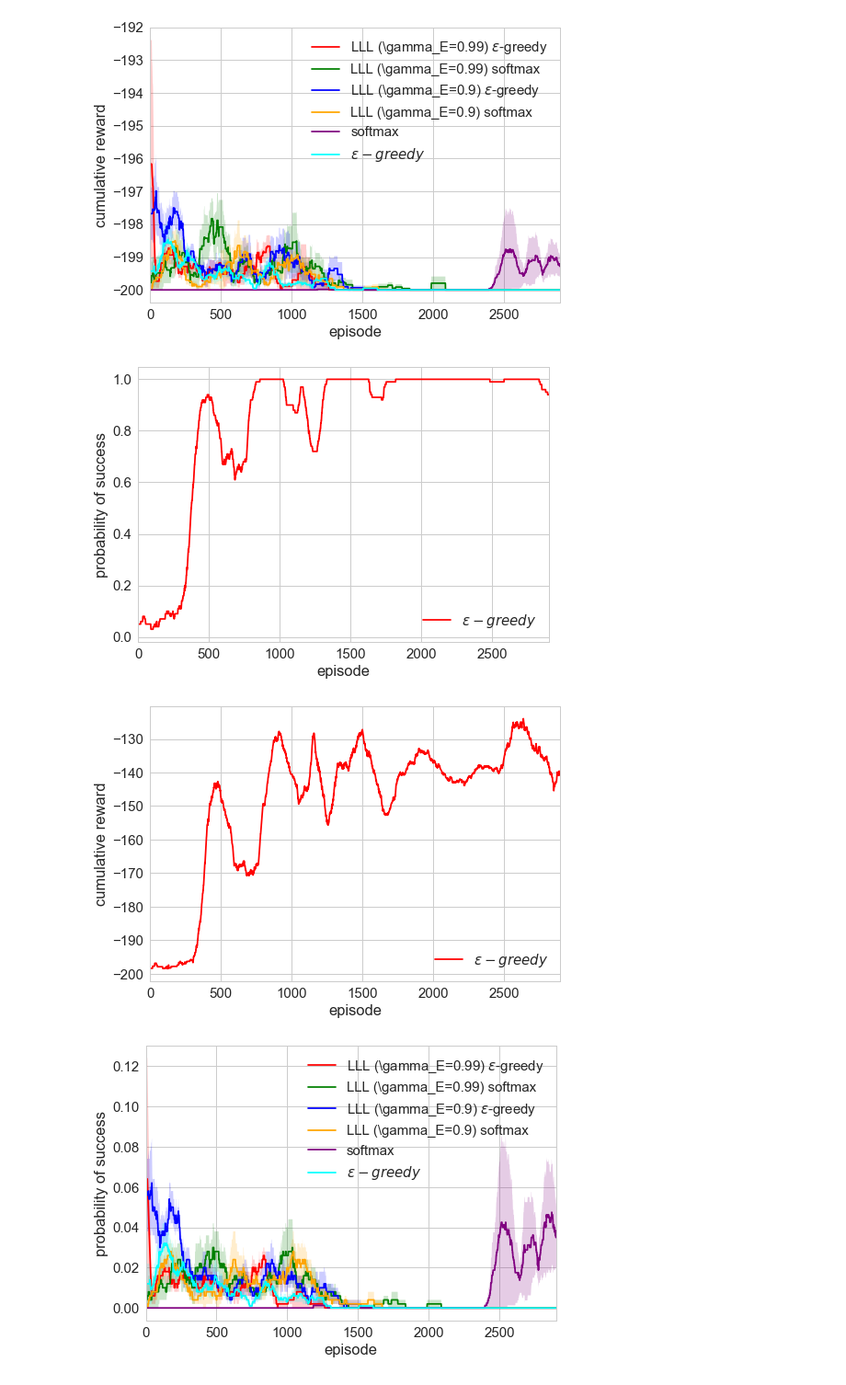
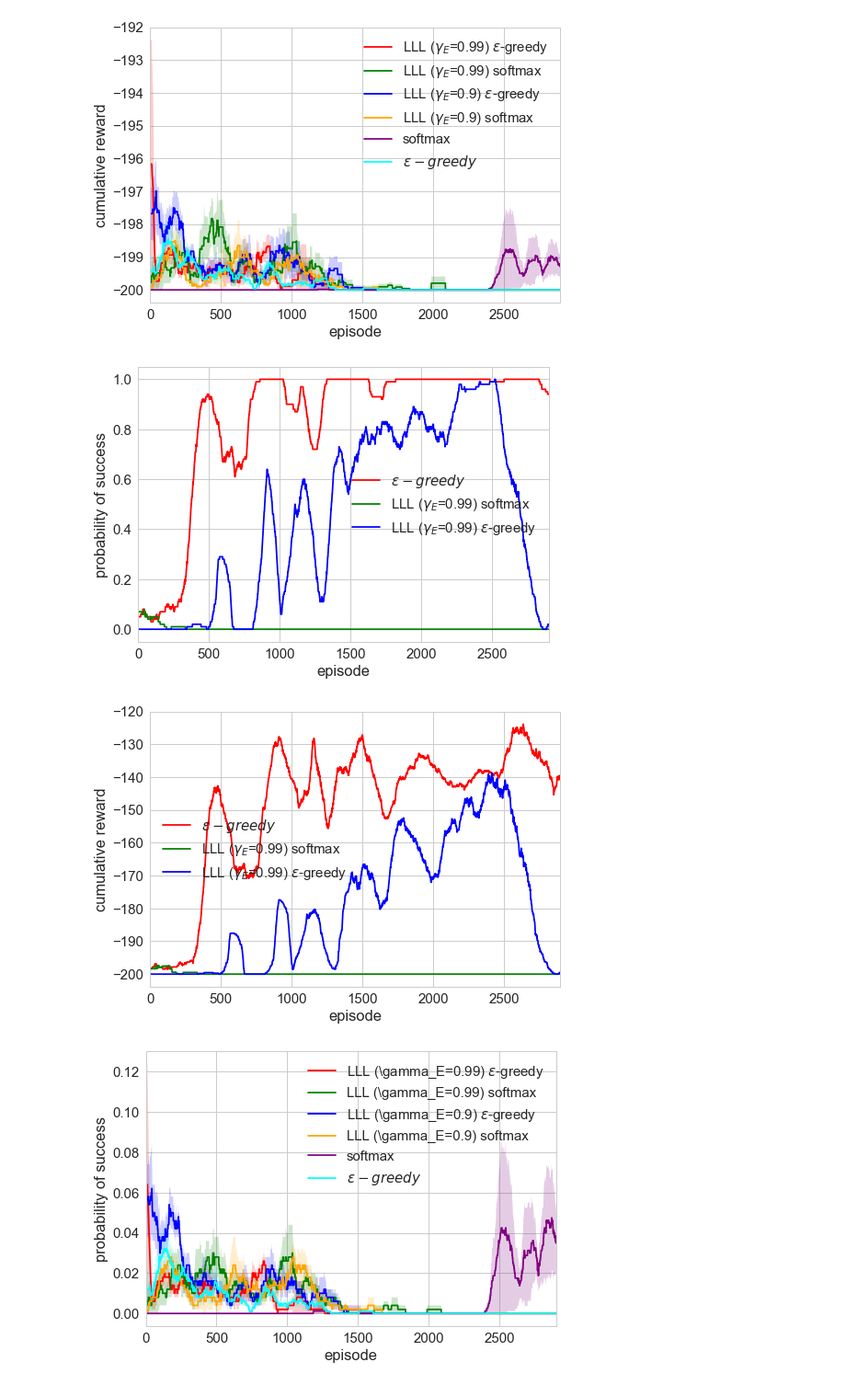
Before and after one commit to nathanwang000/deep_exploration_with_E_network, a Jupyter notebook: plot.ipynb, the cells around one changed output. Shown at 92% size. Saved outputs shown, nothing was run; the diff lists cells and outputs as text; code cells hidden in the pictures.

Commit message:
fixed plot; added verbosity in training

```diff
--- a/plot.ipynb
+++ b/plot.ipynb
@@ -44,7 +44,7 @@ def combined_reward(logdirs, num_limit=2500,
         if 'dqn' in logdir:
             label = 'softmax' if 'softmax' in logdir else r'$\epsilon-greedy$'
         else:
-            label = 'LLL (\gamma_E={}) '.format(logdir.split('_')[-1])
+            label = 'LLL ($\gamma_E$={}) '.format(logdir.split('_')[-1])
             label += 'softmax' if 'softmax' in logdir else r'$\epsilon$-greedy'
 
         sns.tsplot(data, condition=label, color=colors[i % len(colors)])
@@ -60,19 +60,20 @@ combined_reward(logdirs, prob=False)
 plt.savefig('mountain_car_rewards.png')
 plt.show()
 # %% [output]
-[figure, old version]
+[figure, new version]
 # %%
-combined_reward(['mc_epsilon_dqn_1'], prob=True)
-plt.savefig('moutain_car_real_setting_prob.png')
+new_logdirs = ['mc_epsilon_dqn_1', 'mc_softmax_new_0.99', 'mc_epsilon_new_0.99']
+combined_reward(new_logdirs, prob=True)
+plt.savefig('figures/moutain_car_real_setting_prob.png')
 plt.show()
 # %% [output]
-[figure, old version]
+[figure, new version]
 # %%
-combined_reward(['mc_epsilon_dqn_1'], prob=False)
-plt.savefig('moutain_car_real_setting_reward.png')
+combined_reward(new_logdirs, prob=False)
+plt.savefig('figures/moutain_car_real_setting_reward.png')
 plt.show()
 # %% [output]
-[figure, old version]
+[figure, new version]
 # %%
 combined_reward(logdirs, prob=True)
 plt.savefig('mountain_car_prob.png')
```
Also changed, not shown: 1 other file.
